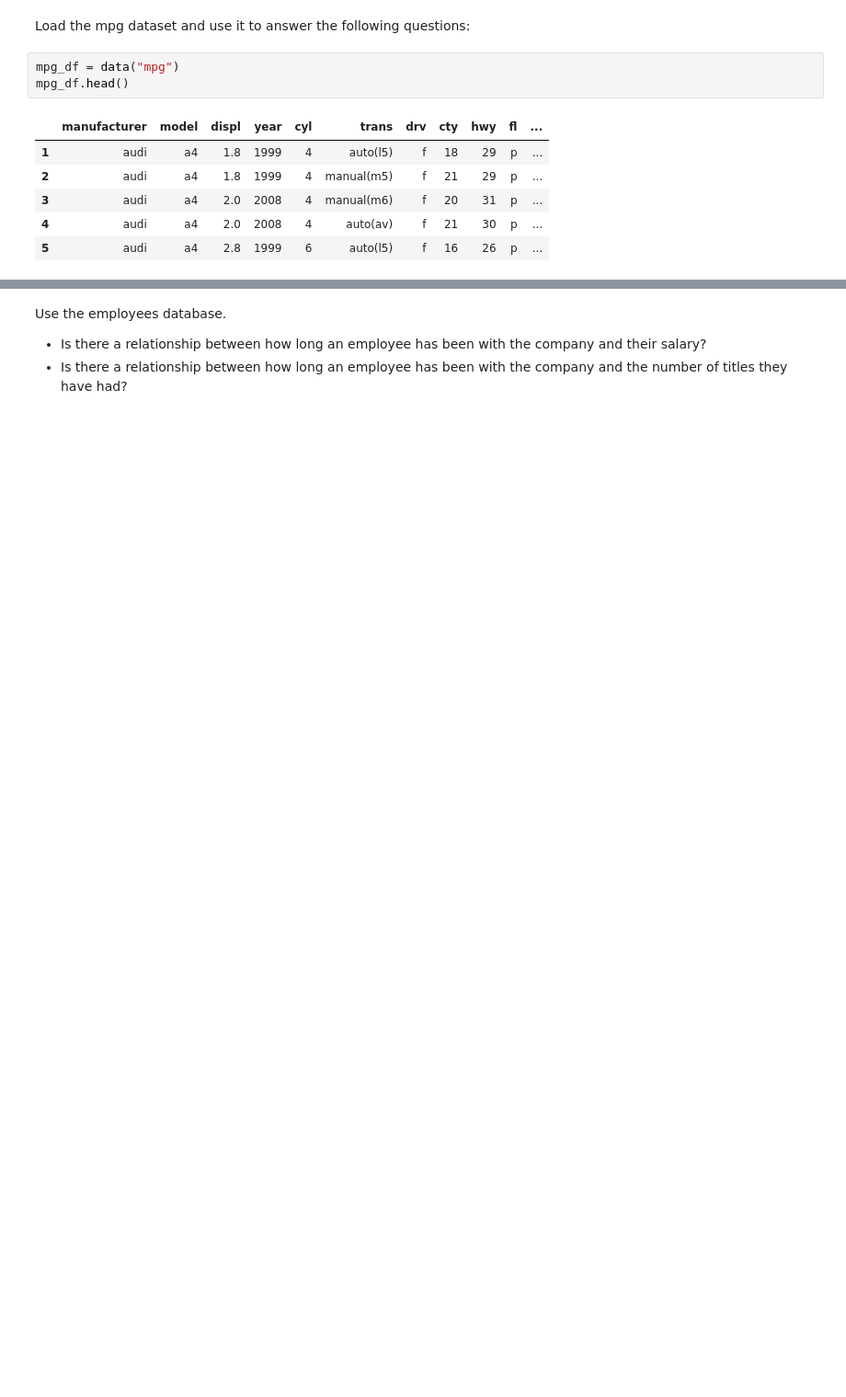
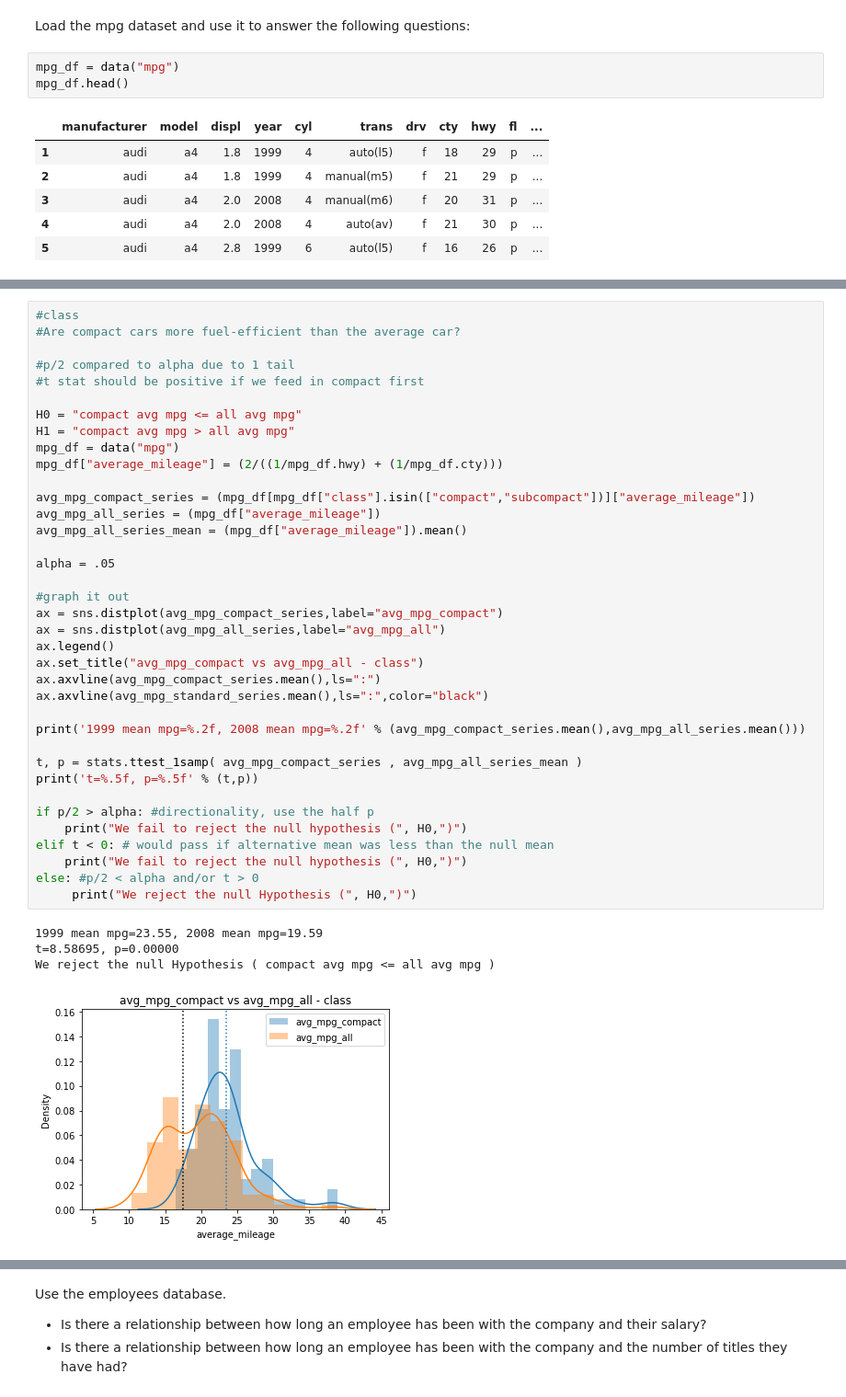
Before and after one commit to geary-shenck/statistics-exercises, a Jupyter notebook: hypothesis_testing.ipynb, the cells around one changed output, grey strips where cells are left out. Shown: that part at 92% size. Drawn from its saved outputs; the diff is of its cells as text; blank space fills up the shorter version.

```diff
--- a/hypothesis_testing.ipynb
+++ b/hypothesis_testing.ipynb
@@ -164,2 +231,44 @@ We reject the null Hypothesis ( compact mpg <= standard mpg )
+# %%
+#class
+#Are compact cars more fuel-efficient than the average car?
+
+#p/2 compared to alpha due to 1 tail
+#t stat should be positive if we feed in compact first
+
+H0 = "compact avg mpg <= all avg mpg"
+H1 = "compact avg mpg > all avg mpg"
+mpg_df = data("mpg")
+mpg_df["average_mileage"] = (2/((1/mpg_df.hwy) + (1/mpg_df.cty)))
+
+avg_mpg_compact_series = (mpg_df[mpg_df["class"].isin(["compact","subcompact"])]["average_mileage"])
+avg_mpg_all_series = (mpg_df["average_mileage"])
+avg_mpg_all_series_mean = (mpg_df["average_mileage"]).mean()
+
+alpha = .05
+
+#graph it out
+ax = sns.distplot(avg_mpg_compact_series,label="avg_mpg_compact")
+ax = sns.distplot(avg_mpg_all_series,label="avg_mpg_all")
+ax.legend()
+ax.set_title("avg_mpg_compact vs avg_mpg_all - class")
+ax.axvline(avg_mpg_compact_series.mean(),ls=":")
+ax.axvline(avg_mpg_standard_series.mean(),ls=":",color="black")
+
+print('1999 mean mpg=%.2f, 2008 mean mpg=%.2f' % (avg_mpg_compact_series.mean(),avg_mpg_all_series.mean()))
+
+t, p = stats.ttest_1samp( avg_mpg_compact_series , avg_mpg_all_series_mean )
+print('t=%.5f, p=%.5f' % (t,p))
+
+if p/2 > alpha: #directionality, use the half p
+    print("We fail to reject the null hypothesis (", H0,")")
+elif t < 0: # would pass if alternative mean was less than the null mean
+    print("We fail to reject the null hypothesis (", H0,")")
+else: #p/2 < alpha and/or t > 0
+     print("We reject the null Hypothesis (", H0,")")
+# %% [output]
+1999 mean mpg=23.55, 2008 mean mpg=19.59
+t=8.58695, p=0.00000
+We reject the null Hypothesis ( compact avg mpg <= all avg mpg )
+[figure, added]
 # %%
 #Do manual cars get better gas mileage than automatic cars?
```
Also changed, not shown: parts of 28 cells of this notebook.
